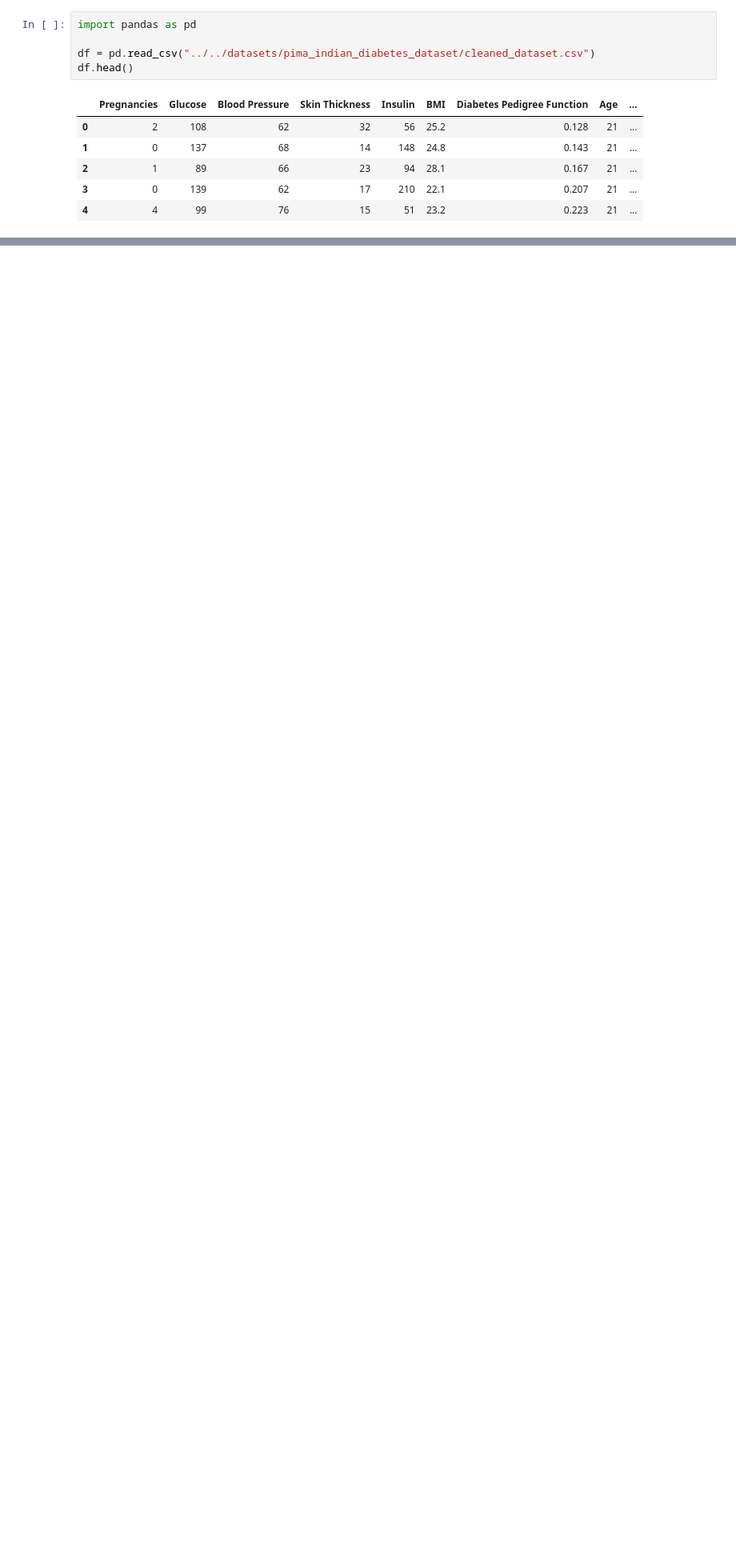
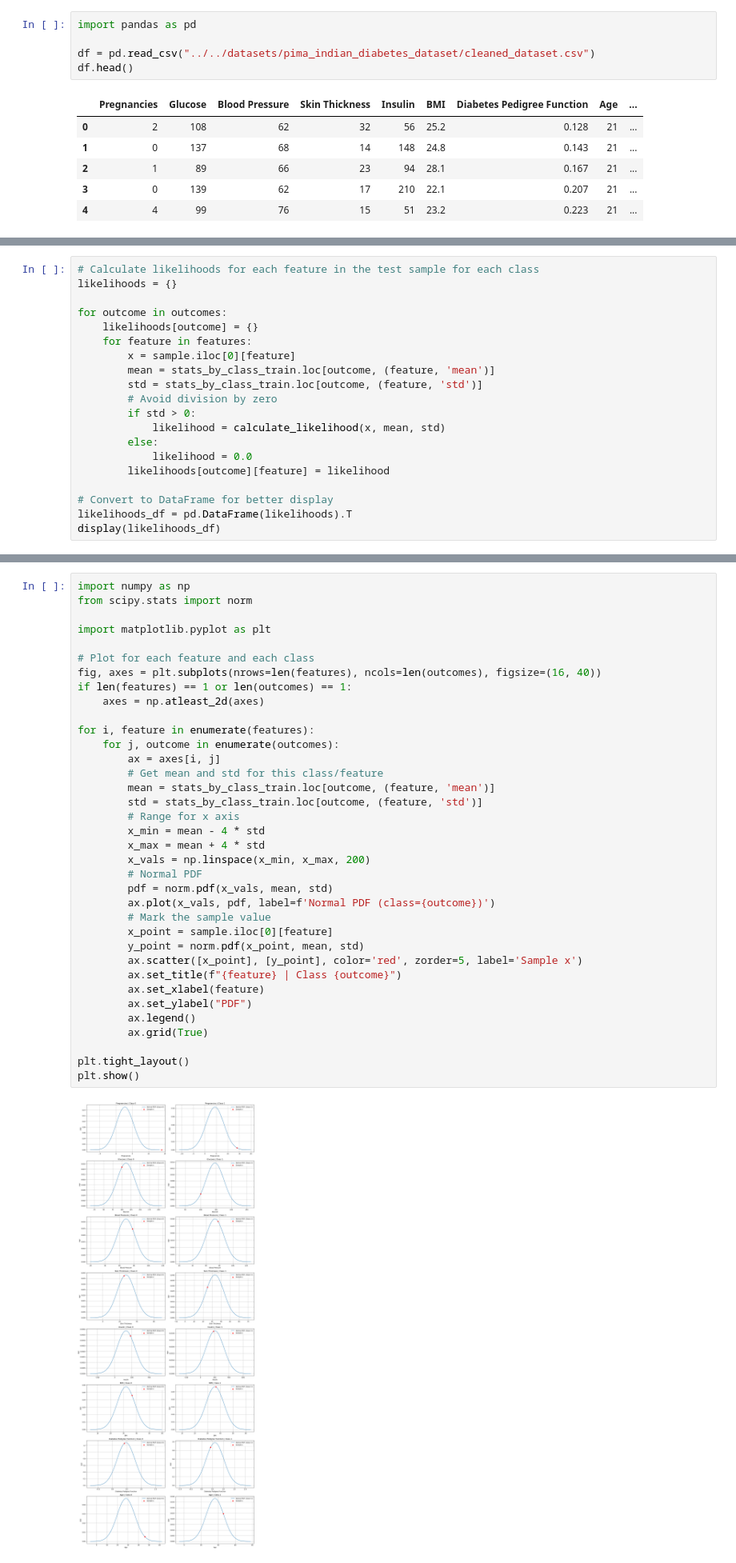
Before and after one commit to Universidad-Tecnologica-de-Panama-UTP/1mp215-topicos-especiales, a Jupyter notebook: scripts/clasificadores/naive_bayes_example.ipynb, the cells around one changed output, grey strips where cells are left out. Shown at 80% size. Cells and saved outputs as stored; diff of their text form; blank space fills up the shorter version.

```diff
--- a/scripts/clasificadores/naive_bayes_example.ipynb
+++ b/scripts/clasificadores/naive_bayes_example.ipynb
@@ -127,0 +241,20 @@ plt.show()
+# %%
+# Calculate likelihoods for each feature in the test sample for each class
+likelihoods = {}
+
+for outcome in outcomes:
+    likelihoods[outcome] = {}
+    for feature in features:
+        x = sample.iloc[0][feature]
+        mean = stats_by_class_train.loc[outcome, (feature, 'mean')]
+        std = stats_by_class_train.loc[outcome, (feature, 'std')]
+        # Avoid division by zero
+        if std > 0:
+            likelihood = calculate_likelihood(x, mean, std)
+        else:
+            likelihood = 0.0
+        likelihoods[outcome][feature] = likelihood
+
+# Convert to DataFrame for better display
+likelihoods_df = pd.DataFrame(likelihoods).T
+display(likelihoods_df)
@@ -127,0 +265,38 @@ plt.show()
+# %%
+import numpy as np
+from scipy.stats import norm
+
+import matplotlib.pyplot as plt
+
+# Plot for each feature and each class
+fig, axes = plt.subplots(nrows=len(features), ncols=len(outcomes), figsize=(16, 40))
+if len(features) == 1 or len(outcomes) == 1:
+    axes = np.atleast_2d(axes)
+
+for i, feature in enumerate(features):
+    for j, outcome in enumerate(outcomes):
+        ax = axes[i, j]
+        # Get mean and std for this class/feature
+        mean = stats_by_class_train.loc[outcome, (feature, 'mean')]
+        std = stats_by_class_train.loc[outcome, (feature, 'std')]
+        # Range for x axis
+        x_min = mean - 4 * std
+        x_max = mean + 4 * std
+        x_vals = np.linspace(x_min, x_max, 200)
+        # Normal PDF
+        pdf = norm.pdf(x_vals, mean, std)
+        ax.plot(x_vals, pdf, label=f'Normal PDF (class={outcome})')
+        # Mark the sample value
+        x_point = sample.iloc[0][feature]
+        y_point = norm.pdf(x_point, mean, std)
+        ax.scatter([x_point], [y_point], color='red', zorder=5, label='Sample x')
+        ax.set_title(f"{feature} | Class {outcome}")
+        ax.set_xlabel(feature)
+        ax.set_ylabel("PDF")
+        ax.legend()
+        ax.grid(True)
+
+plt.tight_layout()
+plt.show()
+# %% [output]
+[figure, added]
```
Also changed, not shown: parts of 13 cells of this notebook, 3 other files.
